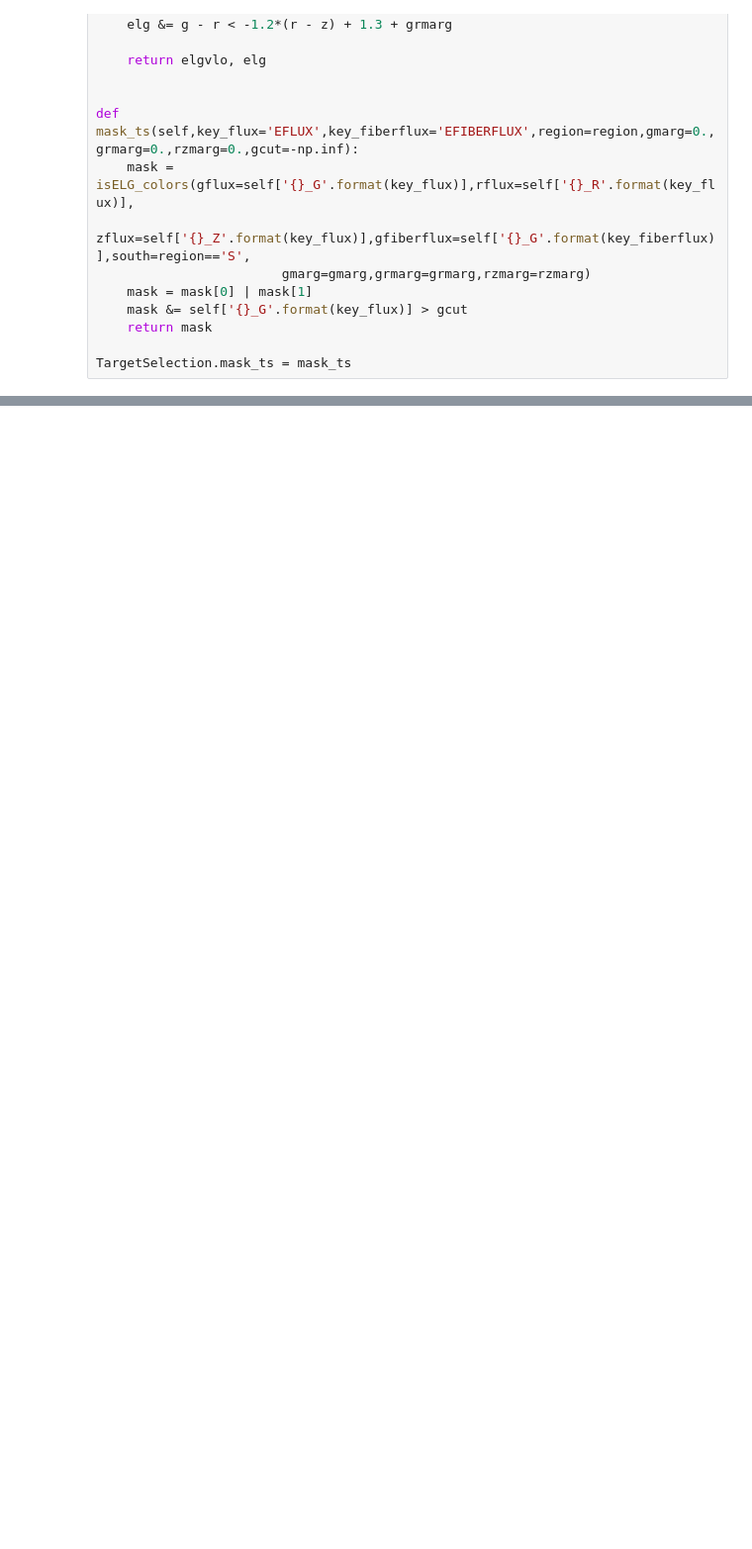
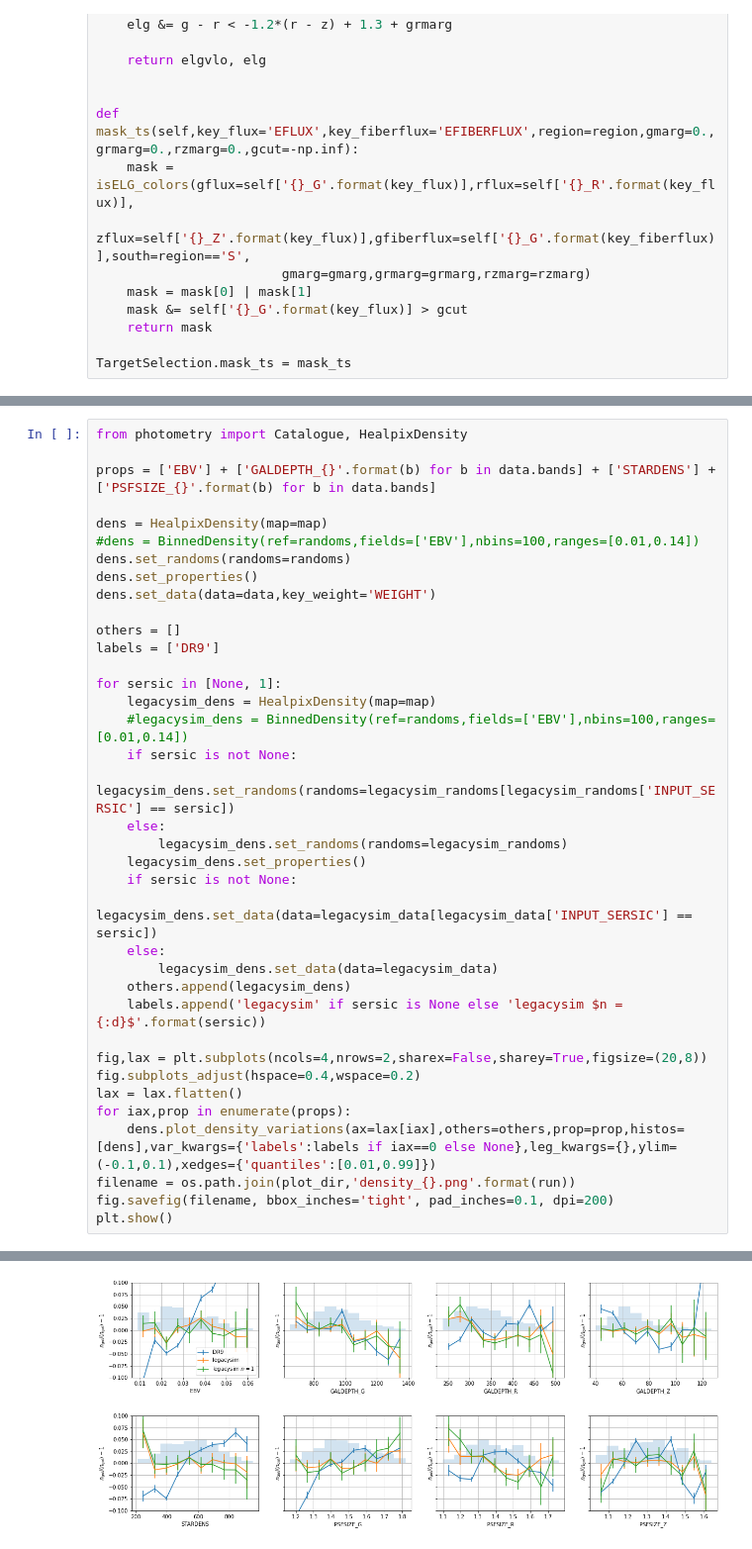
Before and after one commit to adematti/legacysim_runs, a Jupyter notebook: SV3/checks.ipynb, the cells around one changed output, grey strips where cells are left out. Shown: that part at 99% size. Cells and saved outputs as stored; diff of their text form; blank space fills up the shorter version.

```diff
--- a/SV3/checks.ipynb
+++ b/SV3/checks.ipynb
@@ -218,0 +277,38 @@ plt.show()
+# %%
+from photometry import Catalogue, HealpixDensity
+
+props = ['EBV'] + ['GALDEPTH_{}'.format(b) for b in data.bands] + ['STARDENS'] + ['PSFSIZE_{}'.format(b) for b in data.bands]
+
+dens = HealpixDensity(map=map)
+#dens = BinnedDensity(ref=randoms,fields=['EBV'],nbins=100,ranges=[0.01,0.14])
+dens.set_randoms(randoms=randoms)
+dens.set_properties()
+dens.set_data(data=data,key_weight='WEIGHT')
+
+others = []
+labels = ['DR9']
+
+for sersic in [None, 1]:
+    legacysim_dens = HealpixDensity(map=map)
+    #legacysim_dens = BinnedDensity(ref=randoms,fields=['EBV'],nbins=100,ranges=[0.01,0.14])
+    if sersic is not None:
+        legacysim_dens.set_randoms(randoms=legacysim_randoms[legacysim_randoms['INPUT_SERSIC'] == sersic])
+    else:
+        legacysim_dens.set_randoms(randoms=legacysim_randoms)
+    legacysim_dens.set_properties()
+    if sersic is not None:
+        legacysim_dens.set_data(data=legacysim_data[legacysim_data['INPUT_SERSIC'] == sersic])
+    else:
+        legacysim_dens.set_data(data=legacysim_data)
+    others.append(legacysim_dens)
+    labels.append('legacysim' if sersic is None else 'legacysim $n = {:d}$'.format(sersic))
+
+fig,lax = plt.subplots(ncols=4,nrows=2,sharex=False,sharey=True,figsize=(20,8))
+fig.subplots_adjust(hspace=0.4,wspace=0.2)
+lax = lax.flatten()
+for iax,prop in enumerate(props):
+    dens.plot_density_variations(ax=lax[iax],others=others,prop=prop,histos=[dens],var_kwargs={'labels':labels if iax==0 else None},leg_kwargs={},ylim=(-0.1,0.1),xedges={'quantiles':[0.01,0.99]})
+filename = os.path.join(plot_dir,'density_{}.png'.format(run))
+fig.savefig(filename, bbox_inches='tight', pad_inches=0.1, dpi=200)
+plt.show()
+# %% [output]
@@ -218,0 +332 @@ plt.show()
+[figure, added]
```
Also changed, not shown: parts of 7 cells of this notebook, 5 other files.
